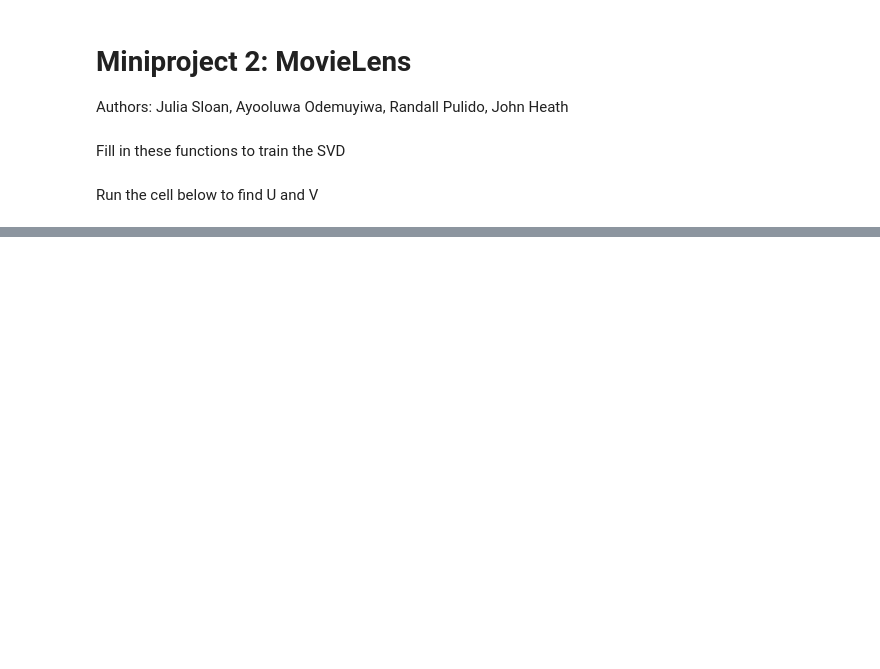
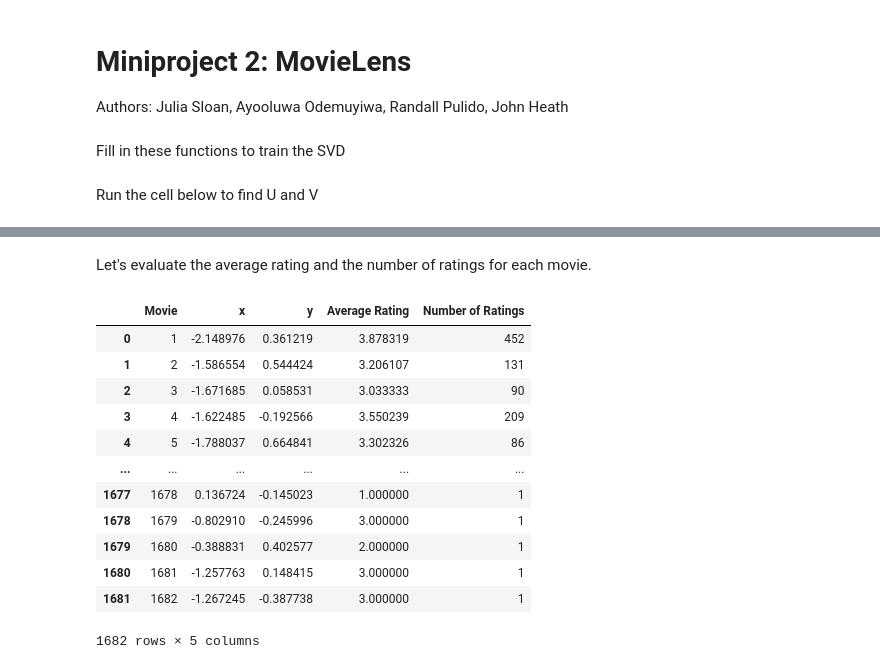
Before and after one commit to heathjohn62/CS155-Fake-Deep, a Jupyter notebook: project2/get_UV.ipynb, the cells around one changed output, grey strips where cells are left out. Cells and saved outputs as stored; diff of their text form; code cells hidden in the pictures; blank space fills up the shorter version.

```diff
--- a/project2/get_UV.ipynb
+++ b/project2/get_UV.ipynb
@@ -133,0 +145,11 @@ Factorizing with  943  users,  1682  movies.
+# %%
+A, Sigma_V, B_T = randomized_svd( np.transpose(V_T),
+                                  n_components=2,
+                                  n_oversamples=10,
+                                  n_iter='auto',
+                                  random_state=None)
+C, Sigma_U, D_T = randomized_svd( np.transpose(U_T),
+                                  n_components=2,
+                                  n_oversamples=10,
+                                  n_iter='auto',
+                                  random_state=None)
@@ -133,0 +158,5 @@ Factorizing with  943  users,  1682  movies.
+# %%
+U = np.transpose(U_T)
+V = np.transpose(V_T)
+u_tilde = np.matmul(np.transpose(C), U)
+v_tilde = np.matmul(np.transpose(A), V)
@@ -133,0 +165,4 @@ Factorizing with  943  users,  1682  movies.
+# %%
+all_data = np.concatenate([Y_train, Y_test])
+data_df = pd.DataFrame(all_data, columns = ["User", "Movie", "Rating"])
+data_df
@@ -133,0 +185,10 @@ Factorizing with  943  users,  1682  movies.
+# %%
+N = 1682
+M = 943
+users = list(range(1, M + 1))
+movies = list(range(1, N + 1))
+
+movie_df = pd.DataFrame(movies, columns = ["Movie"])
+movie_df["x"] = v_tilde[0, :]
+movie_df["y"] = v_tilde[1, :]
+movie_df
@@ -133,0 +209,27 @@ Factorizing with  943  users,  1682  movies.
+# %% [markdown]
+Let's evaluate the average rating and the number of ratings for each movie.
+# %%
+avg_ratings = np.zeros(N)
+num_ratings = np.zeros(N, dtype = int)
+for i in range(N):
+  mov = i + 1
+  df_mov = data_df[data_df["Movie"] == mov]
+  num_ratings[i] = len(df_mov)
+  avg_ratings[i] = np.mean(df_mov["Rating"].values)
+movie_df["Average Rating"] = avg_ratings
+movie_df["Number of Ratings"] = num_ratings
+movie_df
+# %% [output]
+|  | Movie | x | y | Average Rating | Number of Ratings |
+| 0 | 1 | -2.148976 | 0.361219 | 3.878319 | 452 |
+| 1 | 2 | -1.586554 | 0.544424 | 3.206107 | 131 |
+| 2 | 3 | -1.671685 | 0.058531 | 3.033333 | 90 |
+| 3 | 4 | -1.622485 | -0.192566 | 3.550239 | 209 |
+| 4 | 5 | -1.788037 | 0.664841 | 3.302326 | 86 |
+| ... | ... | ... | ... | ... | ... |
+| 1677 | 1678 | 0.136724 | -0.145023 | 1.000000 | 1 |
+| 1678 | 1679 | -0.802910 | -0.245996 | 3.000000 | 1 |
+| 1679 | 1680 | -0.388831 | 0.402577 | 2.000000 | 1 |
+| 1680 | 1681 | -1.257763 | 0.148415 | 3.000000 | 1 |
+| 1681 | 1682 | -1.267245 | -0.387738 | 3.000000 | 1 |
+1682 rows × 5 columns
```
Also changed, not shown: parts of 15 cells of this notebook, 1 other file.
